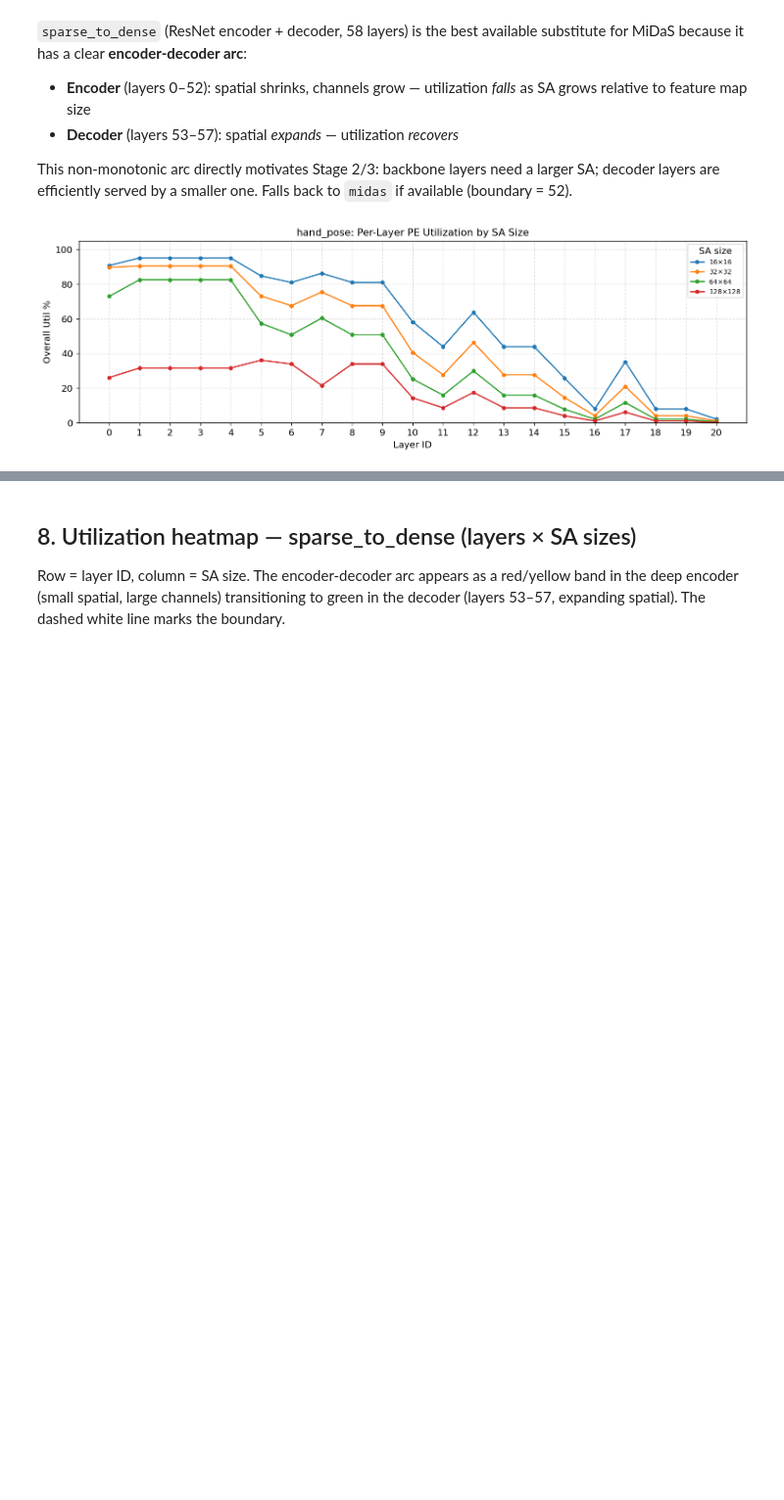
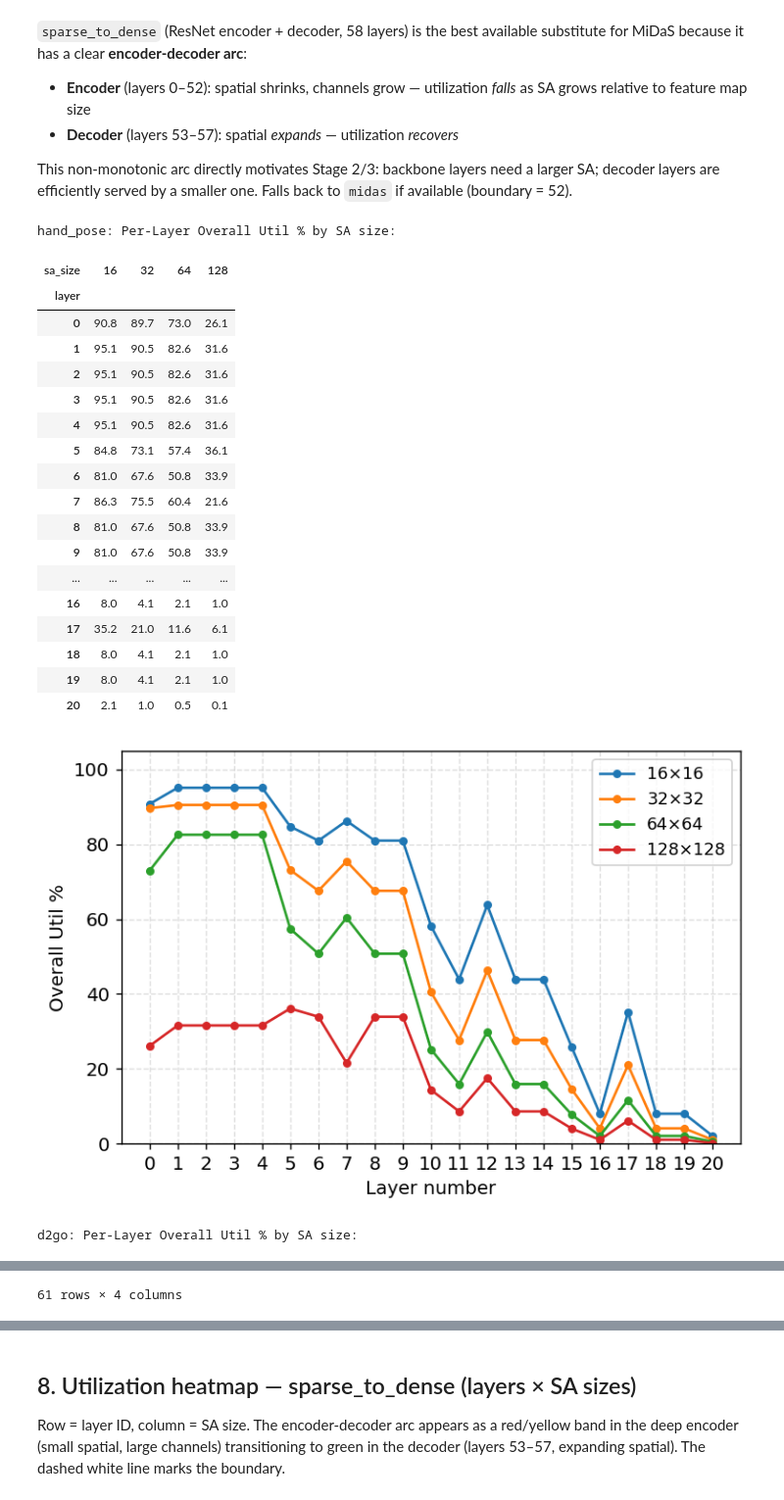
Before and after one commit to vsuresh95/SCALE-Sim, a Jupyter notebook: stage1_analysis.ipynb, the cells around one changed output, grey strips where cells are left out. Shown at 98% size. Saved outputs shown, nothing was run; the diff lists cells and outputs as text; code cells hidden in the pictures; blank space fills up the shorter version.

```diff
--- a/stage1_analysis.ipynb
+++ b/stage1_analysis.ipynb
@@ -166,12 +182,21 @@ plt.show()
 # %% [markdown]
 ## 4. Total latency bar chart — per model, bars = SA size
 # %%
+lat_pivot = (
+    summary.assign(avg_latency_K=lambda d: (d['total_cycles'] / d['num_layers'] / 1e3).round(2))
+    .pivot(index='model', columns='sa_size', values='avg_latency_K')
+    .rename(index=MODEL_LABELS)
+)
+lat_pivot.columns.name = 'SA size'
+print('Avg Cycles per Layer (K cycles):')
+display(lat_pivot)
+
 fig, ax = plt.subplots(figsize=(6, 4))
 
 for m in MODELS:
     sub = summary[summary['model'] == m].sort_values('sa_size')
     avg_latency = sub['total_cycles'] / sub['num_layers'] / 1e3
-    ax.plot(sub['sa_size'], avg_latency, marker='o', label=m)
+    ax.plot(sub['sa_size'], avg_latency, marker='o', label=MODEL_LABELS.get(m, m))
 
 ax.set_xscale('log', base=2)
 ax.set_xticks(SA_SIZES)
@@ -193,11 +229,14 @@ plt.show()
 Key hypothesis: small models (hand_pose, eyecod, key_res15) have steeply falling utilization
 as SA size grows, because their small tensors cannot fill a 128×128 array.
 # %%
+print('Mean Overall Util % by model and SA size:')
+display(pivot_util.rename(index=MODEL_LABELS).round(1))
+
 fig, ax = plt.subplots(figsize=(6, 4))
 
 for m in MODELS:
     sub = summary[summary['model'] == m].sort_values('sa_size')
-    ax.plot(sub['sa_size'], sub['mean_util'], marker='o', label=m)
+    ax.plot(sub['sa_size'], sub['mean_util'], marker='o', label=MODEL_LABELS.get(m, m))
 
 ax.set_xscale('log', base=2)
 ax.set_xticks(SA_SIZES)
@@ -205,8 +244,8 @@ ax.set_xticklabels([f'{s}×{s}' for s in SA_SIZES])
 ax.set_ylim(0, 100)
 ax.set_xlabel('SA size')
 ax.set_ylabel('Mean Overall Util %')
-ax.set_title('PE Utilization vs SA Size')
-ax.legend(fontsize=8, loc='upper right')
+# ax.set_title('PE Utilization vs SA Size')
+ax.legend(fontsize=10, loc='upper center', ncol=4, bbox_to_anchor=(0.47, 1.3))
 ax.grid(True, linestyle='--', alpha=0.4)
 
 plt.tight_layout()
@@ -217,6 +267,9 @@ plt.show()
 # %% [markdown]
 ## 6. Speedup vs SA-16 baseline — line plot per model
 # %%
+print('Speedup vs SA-16 baseline:')
+display(pivot_speed.rename(index=MODEL_LABELS).round(2))
+
 fig, ax = plt.subplots(figsize=(6, 4))
 
 # ideal speedup for a linear SA (4× PEs → 4× throughput if fully utilized)
@@ -226,7 +279,7 @@ ax.plot(ideal_x, ideal_y, 'k--', alpha=0.4, label='ideal (∝ PE count)')
 
 for m in MODELS:
     sub = summary[summary['model'] == m].sort_values('sa_size')
-    ax.plot(sub['sa_size'], sub['speedup'], marker='o', label=m)
+    ax.plot(sub['sa_size'], sub['speedup'], marker='o', label=MODEL_LABELS.get(m, m))
 
 ax.set_xscale('log', base=2)
 ax.set_yscale('log', base=2)
@@ -236,8 +289,8 @@ ax.set_yticks([1, 2, 4, 8, 16, 32, 64])
 ax.set_yticklabels(['1×', '2×', '4×', '8×', '16×', '32×', '64×'])
 ax.set_xlabel('SA size')
 ax.set_ylabel('Speedup vs 16×16')
-ax.set_title('Latency Speedup vs SA Size (baseline = 16×16)')
-ax.legend(fontsize=8)
+# ax.set_title('Latency Speedup vs SA Size (baseline = 16×16)')
+ax.legend(fontsize=10)
 ax.grid(True, linestyle='--', alpha=0.4, which='both')
 
 plt.tight_layout()
@@ -264,45 +328,71 @@ FOCUS_MODEL_A = 'hand_pose'
 fm_a = raw[raw['model'] == FOCUS_MODEL_A].copy()
 layers_a = sorted(fm_a['layer'].unique())
 
-fig, ax = plt.subplots(figsize=(12, 4))
+print(f'{FOCUS_MODEL_A}: Per-Layer Overall Util % by SA size:')
+display(fm_a.pivot(index='layer', columns='sa_size', values='util_overall').round(1))
+
+fig, ax = plt.subplots(figsize=(6, 4))
 for sa, color in zip(SA_SIZES, colors):
     sub = fm_a[fm_a['sa_size'] == sa].sort_values('layer')
     ax.plot(sub['layer'], sub['util_overall'], marker='o', ms=4,
             label=f'{sa}×{sa}', color=color)
 
 ax.set_xticks(layers_a)
-ax.set_xlabel('Layer ID')
+ax.set_xlabel('Layer number')
 ax.set_ylabel('Overall Util %')
-ax.set_title(f'{FOCUS_MODEL_A}: Per-Layer PE Utilization by SA Size')
+# ax.set_title(f'{FOCUS_MODEL_A}')
 ax.set_ylim(0, 105)
-ax.legend(title='SA size', fontsize=8)
+ax.legend(fontsize=10)
 ax.grid(True, linestyle='--', alpha=0.4)
 
 plt.tight_layout()
 plt.savefig(f'outputs/stage1/fig_{FOCUS_MODEL_A}_layer_util.pdf', bbox_inches='tight')
 plt.show()
 
 # --- Plot B: d2go per-layer utilization (shows a clear low→high gradient across 61 layers) ---
 FOCUS_MODEL_B = 'd2go'
 fm_b = raw[raw['model'] == FOCUS_MODEL_B].copy()
 layers_b = sorted(fm_b['layer'].unique())
 
+print(f'{FOCUS_MODEL_B}: Per-Layer Overall Util % by SA size:')
+display(fm_b.pivot(index='layer', columns='sa_size', values='util_overall').round(1))
+
 fig, ax = plt.subplots(figsize=(12, 4))
 for sa, color in zip(SA_SIZES, colors):
     sub = fm_b[fm_b['sa_size'] == sa].sort_values('layer')
     ax.plot(sub['layer'], sub['util_overall'], marker='o', ms=3,
             label=f'{sa}×{sa}', color=color)
 
 ax.set_xticks(layers_b[::5])
 ax.set_xlabel('Layer ID')
 ax.set_ylabel('Overall Util %')
-ax.set_title(f'{FOCUS_MODEL_B}: Per-Layer PE Utilization by SA Size')
+ax.set_title(f'{FOCUS_MODEL_B}')
 ax.set_ylim(0, 105)
 ax.legend(title='SA size', fontsize=8)
 ax.grid(True, linestyle='--', alpha=0.4)
 
 plt.tight_layout()
 plt.savefig(f'outputs/stage1/fig_{FOCUS_MODEL_B}_layer_util.pdf', bbox_inches='tight')
 plt.show()
 # %% [output]
+hand_pose: Per-Layer Overall Util % by SA size:
+| sa_size | 16 | 32 | 64 | 128 |
+| layer |  |  |  |  |
+| 0 | 90.8 | 89.7 | 73.0 | 26.1 |
+| 1 | 95.1 | 90.5 | 82.6 | 31.6 |
+| 2 | 95.1 | 90.5 | 82.6 | 31.6 |
+| 3 | 95.1 | 90.5 | 82.6 | 31.6 |
+| 4 | 95.1 | 90.5 | 82.6 | 31.6 |
+| 5 | 84.8 | 73.1 | 57.4 | 36.1 |
+| 6 | 81.0 | 67.6 | 50.8 | 33.9 |
+| 7 | 86.3 | 75.5 | 60.4 | 21.6 |
+| 8 | 81.0 | 67.6 | 50.8 | 33.9 |
+| 9 | 81.0 | 67.6 | 50.8 | 33.9 |
+| ... | ... | ... | ... | ... |
+| 16 | 8.0 | 4.1 | 2.1 | 1.0 |
+| 17 | 35.2 | 21.0 | 11.6 | 6.1 |
+| 18 | 8.0 | 4.1 | 2.1 | 1.0 |
+| 19 | 8.0 | 4.1 | 2.1 | 1.0 |
+| 20 | 2.1 | 1.0 | 0.5 | 0.1 |
-[figure, old version]
+[figure, new version]
+d2go: Per-Layer Overall Util % by SA size:
@@ -308,0 +412 @@ plt.show()
+61 rows × 4 columns
```
Also changed, not shown: parts of 8 cells of this notebook, 1 other file.
